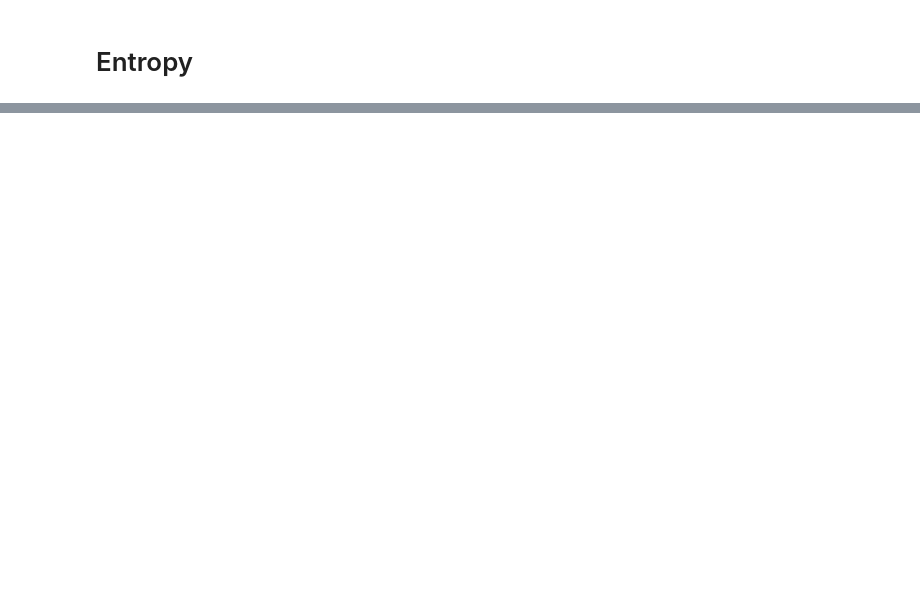
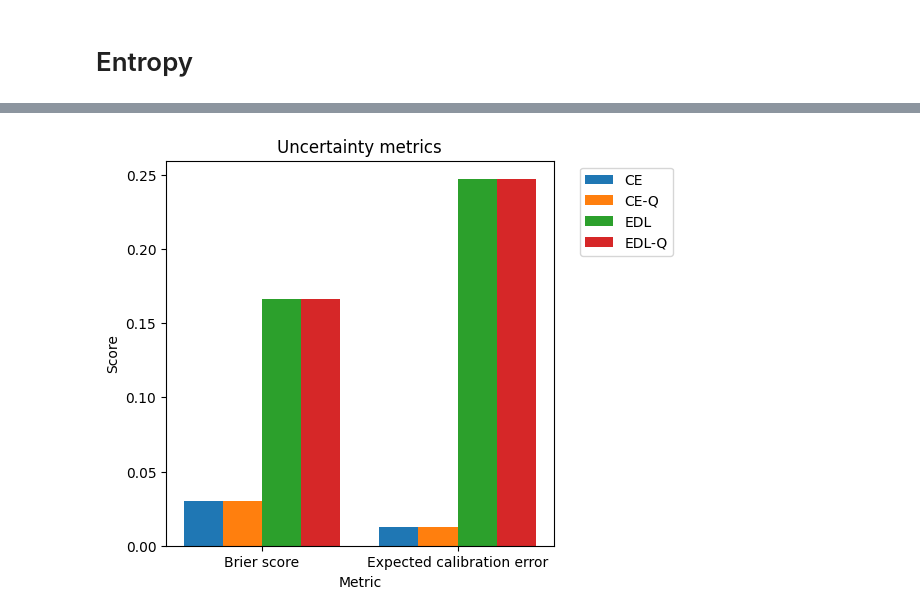
Before and after one commit to RnDProjectsDeebul/MohanRajRnD, a Jupyter notebook: pipeline/metrics.ipynb, the cells around one changed output, grey strips where cells are left out. Saved outputs shown, nothing was run; the diff lists cells and outputs as text; code cells hidden in the pictures; blank space fills up the shorter version.

```diff
--- a/pipeline/metrics.ipynb
+++ b/pipeline/metrics.ipynb
@@ -93,0 +126,35 @@ g = sns.catplot(data=df, hue="is_prediction_correct", x="entropy", y="condition"
+# %%
+ce_brierscore = df1.iloc[0]['brierscore']
+ce_q_brierscore = df2.iloc[0]['brierscore']
+edl_brierscore = df3.iloc[0]['brierscore']
+edl_q_brierscore = df4.iloc[0]['brierscore']
+
+ce_expectedcalibrationerror = df1.iloc[0]['expectedcalibrationerror']
+ce_q_expectedcalibrationerror = df2.iloc[0]['expectedcalibrationerror']
+edl_expectedcalibrationerror = df3.iloc[0]['expectedcalibrationerror']
+edl_q_expectedcalibrationerror = df4.iloc[0]['expectedcalibrationerror']
+
+
+ce = [ce_brierscore,ce_expectedcalibrationerror]
+ce_q = [ce_q_brierscore,ce_q_expectedcalibrationerror]
+edl = [edl_brierscore,edl_expectedcalibrationerror]
+edl_q = [edl_q_brierscore,edl_q_expectedcalibrationerror]
+# %%
+X = ['Brier score','Expected calibration error']
+X_axis = np.arange(len(X))
+width = 0.2
+
+fig, ax = plt.subplots(figsize=(5, 5))
+plt.bar(X_axis, ce, width, label = 'CE')
+plt.bar(X_axis+width, ce_q, width, label = 'CE-Q')
+plt.bar(X_axis+width*2, edl, width, label = 'EDL')
+plt.bar(X_axis+width*3, edl_q, width, label = 'EDL-Q')
+
+plt.xticks(X_axis+width*1.5, X)
+plt.xlabel("Metric")
+plt.ylabel("Score")
+plt.title("Uncertainty metrics")
+plt.legend(bbox_to_anchor=(1.05, 1), loc='upper left')
+plt.show()
+# %% [output]
+[figure, added]
```
Also changed, not shown: parts of 12 cells of this notebook, 3 other files.
